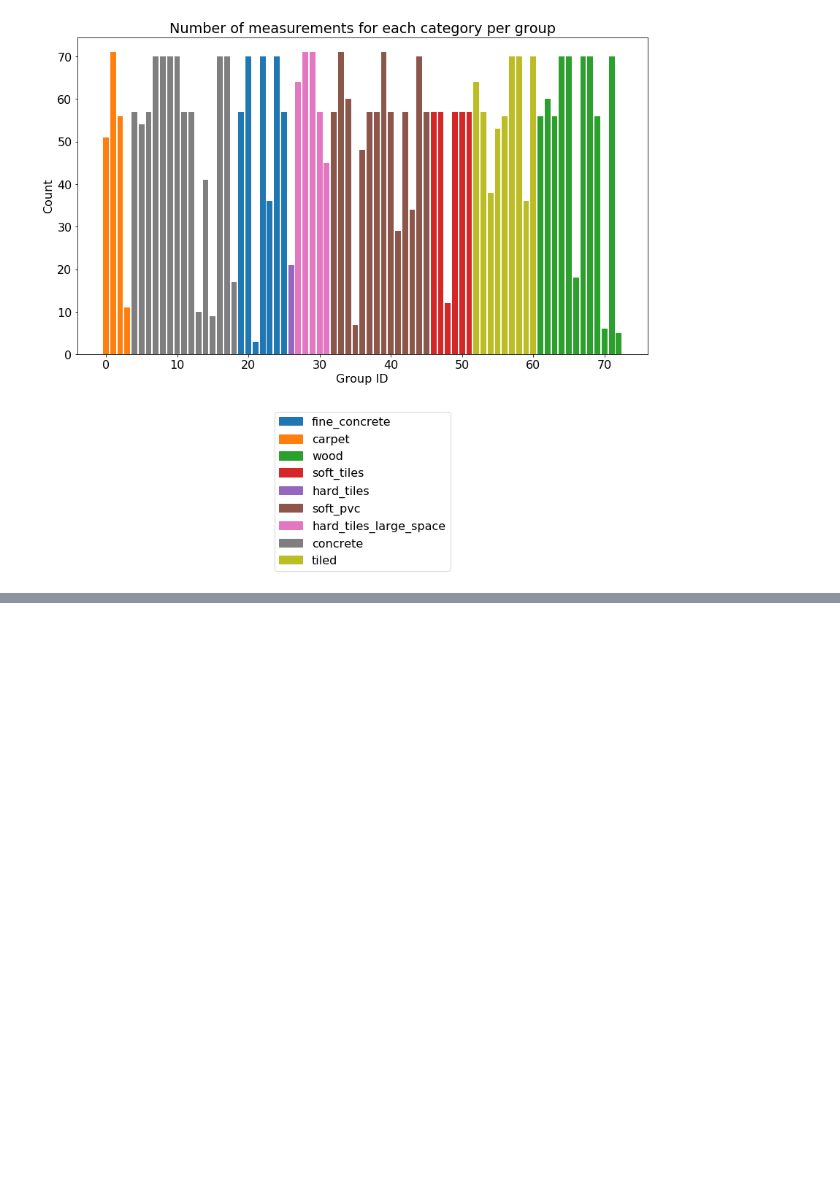
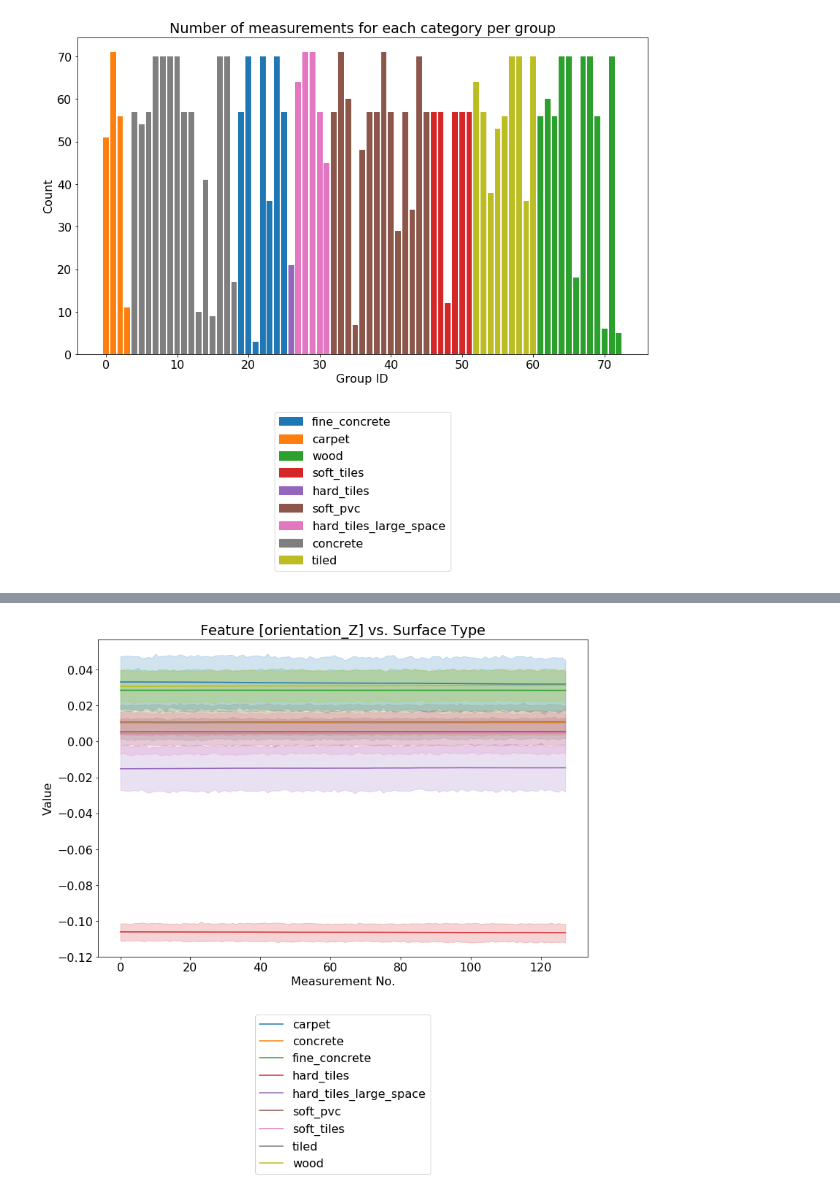
Before and after one commit to devforfu/careercon2019, a Jupyter notebook: 02_eda.ipynb, the cells around one changed output, grey strips where cells are left out. Saved outputs shown, nothing was run; the diff lists cells and outputs as text; code cells hidden in the pictures; blank space fills up the shorter version.

```diff
--- a/02_eda.ipynb
+++ b/02_eda.ipynb
@@ -105,0 +122,4 @@ _ = ax.legend(loc='lower center', bbox_to_anchor=(0.5, -0.7))
+# %%
+line_plot(surf_groups, 'orientation_Z')
+# %% [output]
+[figure, added]
```
Also changed, not shown: parts of 18 cells of this notebook.
